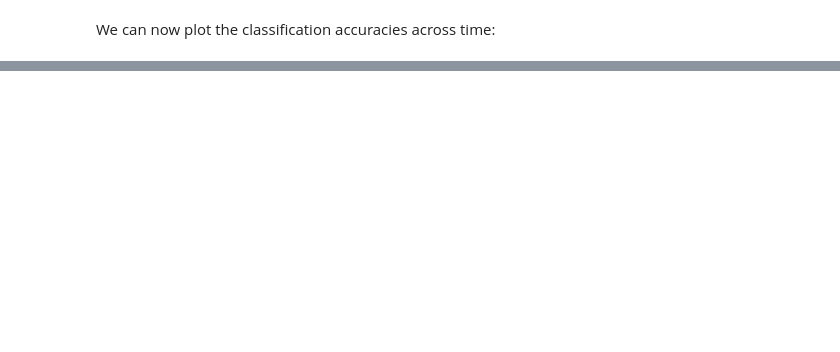
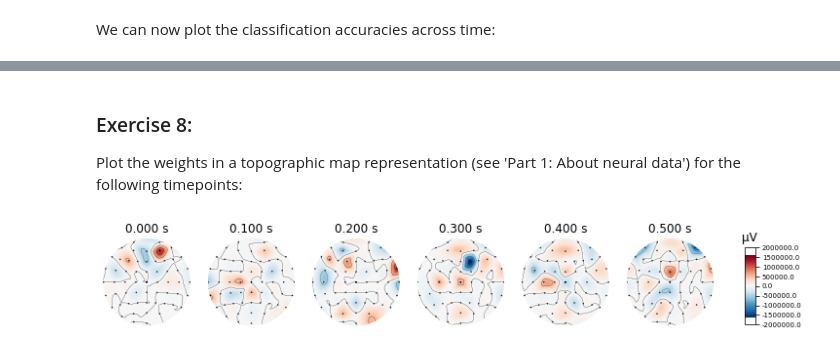
Before and after one commit to fma0/AMLD, a Jupyter notebook: Part 2.ipynb, the cells around one changed output, grey strips where cells are left out. Saved outputs shown, nothing was run; the diff lists cells and outputs as text; code cells hidden in the pictures; blank space fills up the shorter version.

Commit message:
Finished Part 2

```diff
--- a/Part 2.ipynb
+++ b/Part 2.ipynb
@@ -298,0 +274,16 @@ Examples on two different dataset -> can choose which one, compare performance,
+# %%
+times = epochs.times
+
+weights = copy.deepcopy(epochs.average())
+for tp in range(len(times)):
+    weights._data[:,tp] = sl.estimators_[tp].steps[-1][1].coef_
+# %% [markdown]
+### Exercise 8:
+Plot the weights in a topographic map representation (see 'Part 1: About neural data') for the following timepoints:
+# %%
+timepoints = np.arange(0, 0.51, 0.1)
+# %%
+# solution
+weights.plot_topomap(timepoints, ch_type='eeg');
+# %% [output]
+[figure, added]
```
Also changed, not shown: parts of 30 cells of this notebook, 4 other files.
